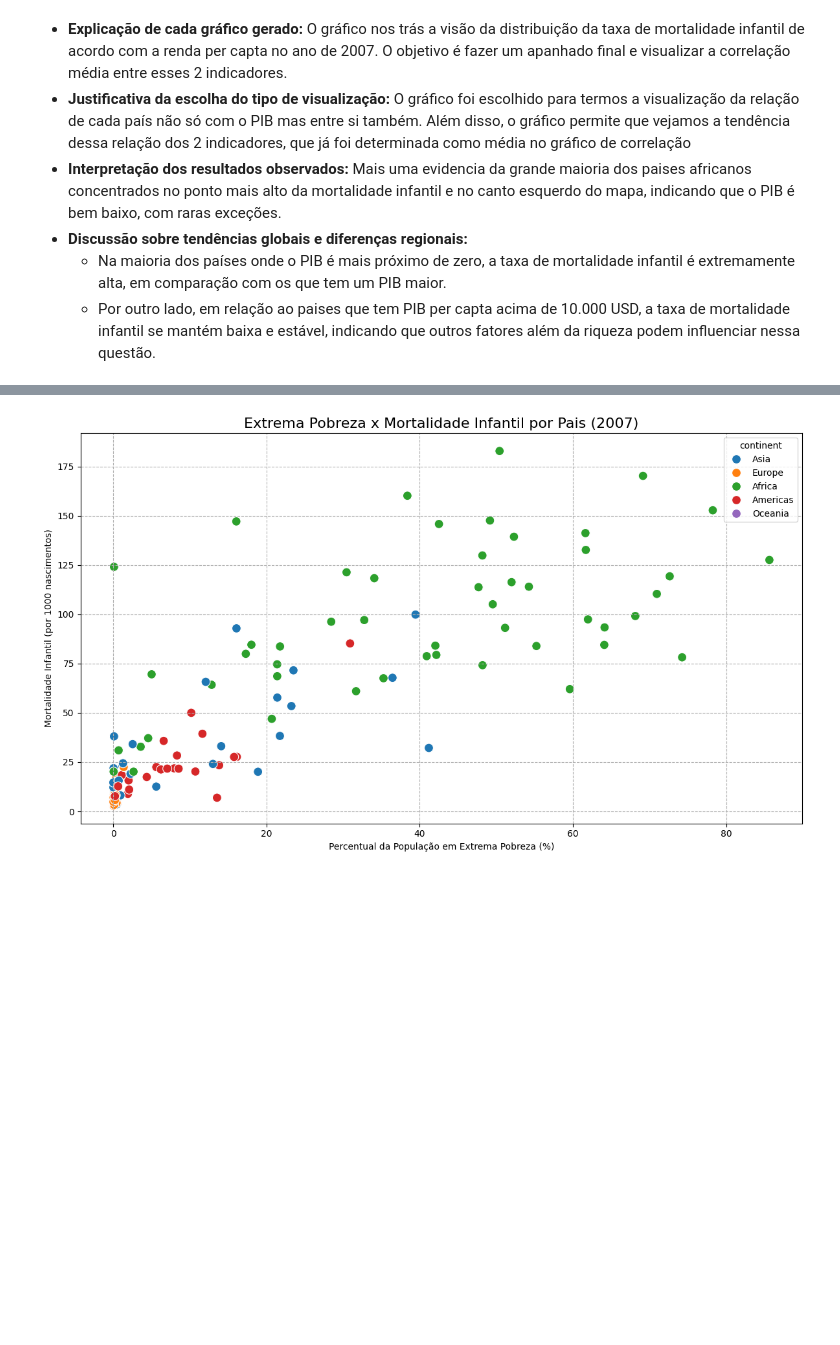
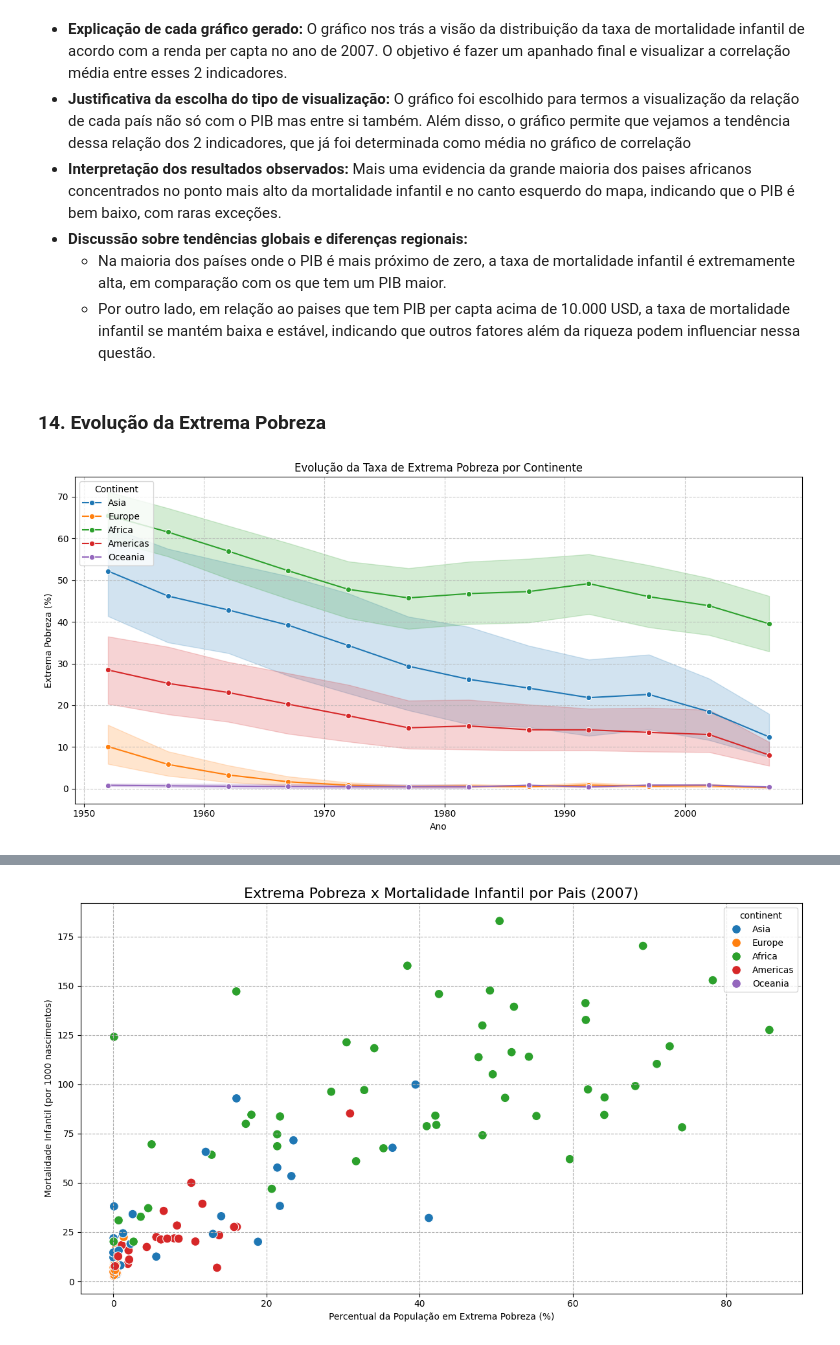
Before and after one commit to brunobgcardoso/avaliacao-python-ciencia-dados, a Jupyter notebook: src/Projeto.ipynb, the cells around one changed output, grey strips where cells are left out. Cells and saved outputs as stored; diff of their text form; code cells hidden in the pictures; blank space fills up the shorter version.

```diff
--- a/src/Projeto.ipynb
+++ b/src/Projeto.ipynb
@@ -1596,3 +1712,21 @@ plot_scatter(
 - __Discussão sobre **tendências globais** e **diferenças regionais**:__
     - Na maioria dos países onde o PIB é mais próximo de zero, a taxa de mortalidade infantil é extremamente alta, em comparação com os que tem um PIB maior.
     - Por outro lado, em relação ao paises que tem PIB per capta acima de 10.000 USD, a taxa de mortalidade infantil se mantém baixa e estável, indicando que outros fatores além da riqueza podem influenciar nessa questão.
+# %% [markdown]
+### 14. Evolução da Extrema Pobreza
+# %%
+plot_line(
+    data=df,
+    x='year',
+    y='extremePovertyRate',
+    hue='continent',
+    marker='o',
+    titulo='Evolução da Taxa de Extrema Pobreza por Continente',
+    label_x='Ano',
+    label_y='Extrema Pobreza (%)',
+    figsize=(12,6),
+    fontsize=12,
+    loc_legenda='upper left'
+)
+# %% [output]
+[figure, added]
```
Also changed, not shown: parts of 14 cells of this notebook.
